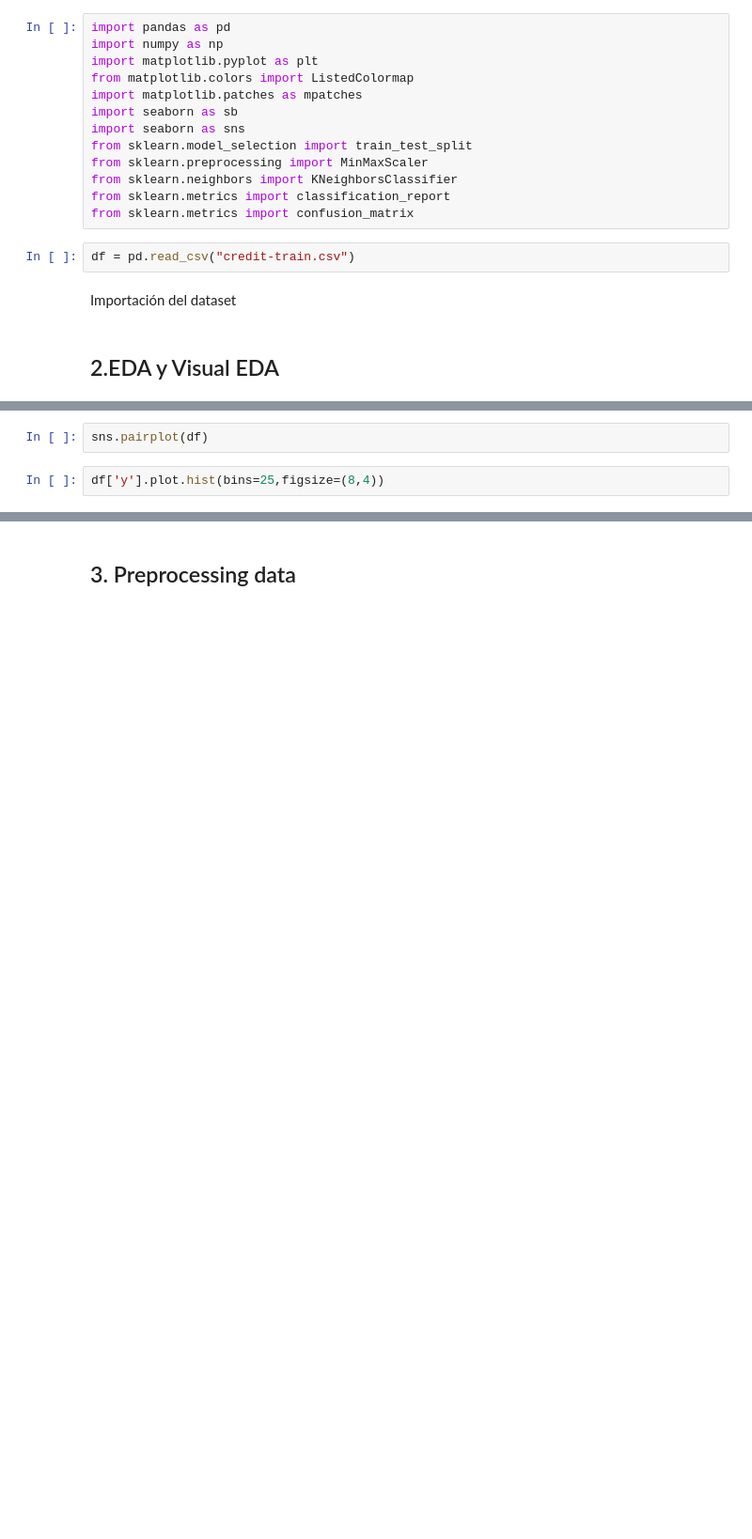
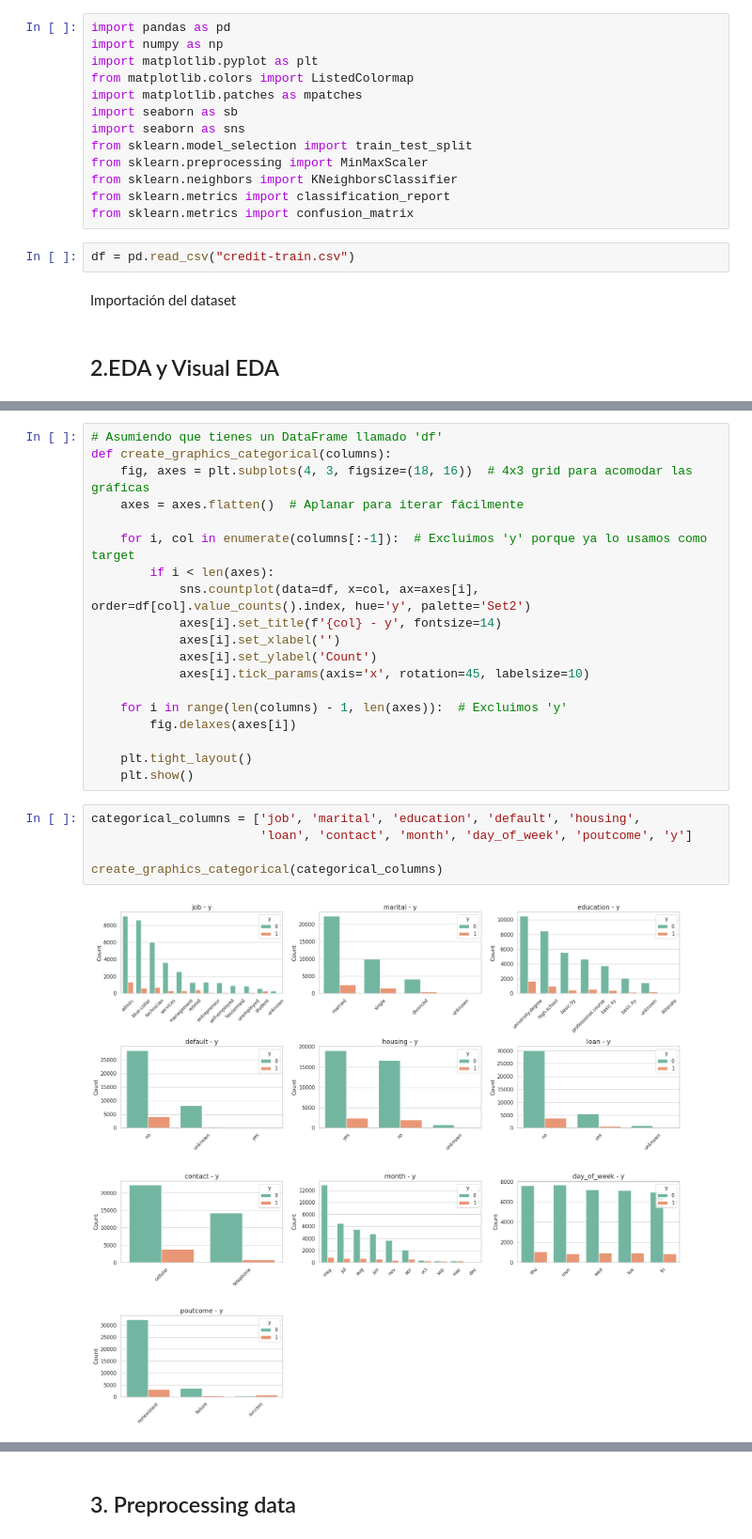
Before and after one commit to alexlloves/MachineLearningMethods, a Jupyter notebook: ML.UD2.Supervised-FinalProject.ipynb, the cells around one changed output, grey strips where cells are left out. Shown at 94% size. Cells and saved outputs as stored; diff of their text form; blank space fills up the shorter version.

```diff
--- a/ML.UD2.Supervised-FinalProject.ipynb
+++ b/ML.UD2.Supervised-FinalProject.ipynb
@@ -98,4 +140,26 @@ df.columns
-# %%
-sns.pairplot(df)
-# %%
-df['y'].plot.hist(bins=25,figsize=(8,4))
+# %%
+# Asumiendo que tienes un DataFrame llamado 'df'
+def create_graphics_categorical(columns):
+    fig, axes = plt.subplots(4, 3, figsize=(18, 16))  # 4x3 grid para acomodar las gráficas
+    axes = axes.flatten()  # Aplanar para iterar fácilmente
+
+    for i, col in enumerate(columns[:-1]):  # Excluimos 'y' porque ya lo usamos como target
+        if i < len(axes):
+            sns.countplot(data=df, x=col, ax=axes[i], order=df[col].value_counts().index, hue='y', palette='Set2')
+            axes[i].set_title(f'{col} - y', fontsize=14)
+            axes[i].set_xlabel('')
+            axes[i].set_ylabel('Count')
+            axes[i].tick_params(axis='x', rotation=45, labelsize=10)
+
+    for i in range(len(columns) - 1, len(axes)):  # Excluimos 'y'
+        fig.delaxes(axes[i])
+
+    plt.tight_layout()
+    plt.show()
+# %%
+categorical_columns = ['job', 'marital', 'education', 'default', 'housing',
+                       'loan', 'contact', 'month', 'day_of_week', 'poutcome', 'y']
+
+create_graphics_categorical(categorical_columns)
+# %% [output]
+[figure, added]
```
Also changed, not shown: parts of 12 cells of this notebook.
